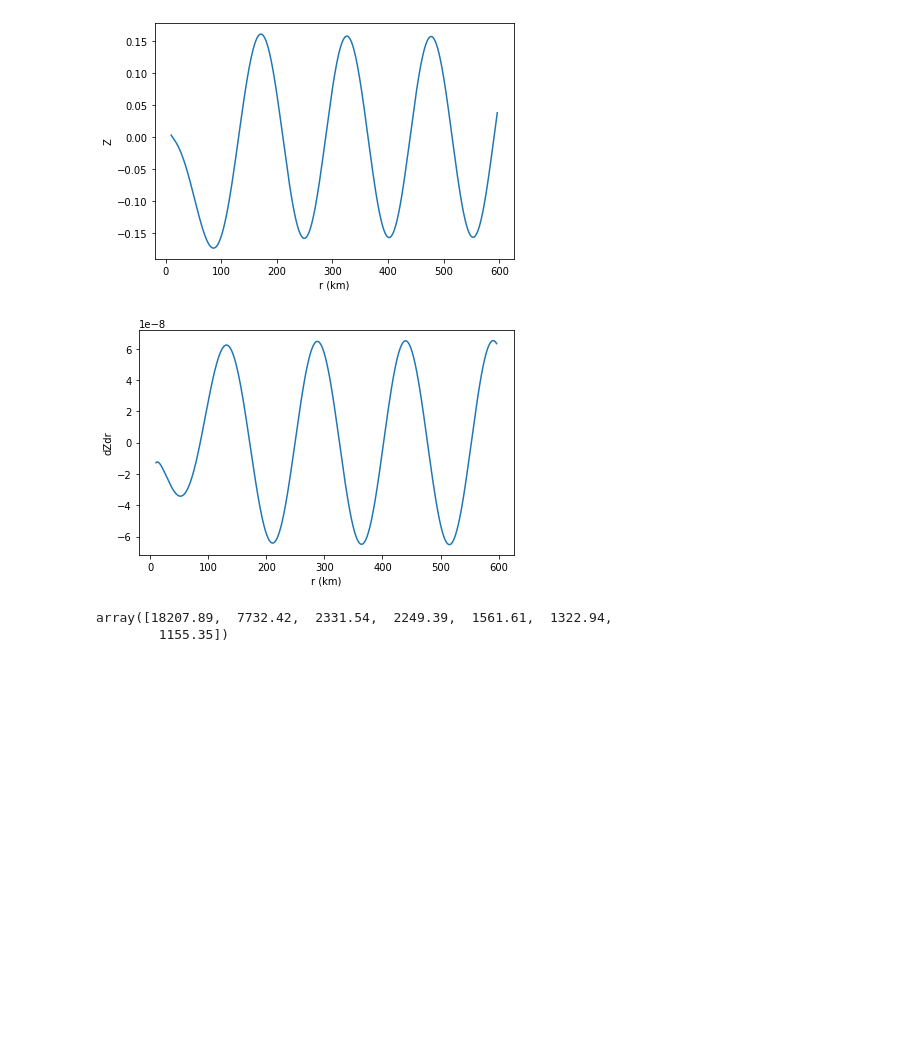
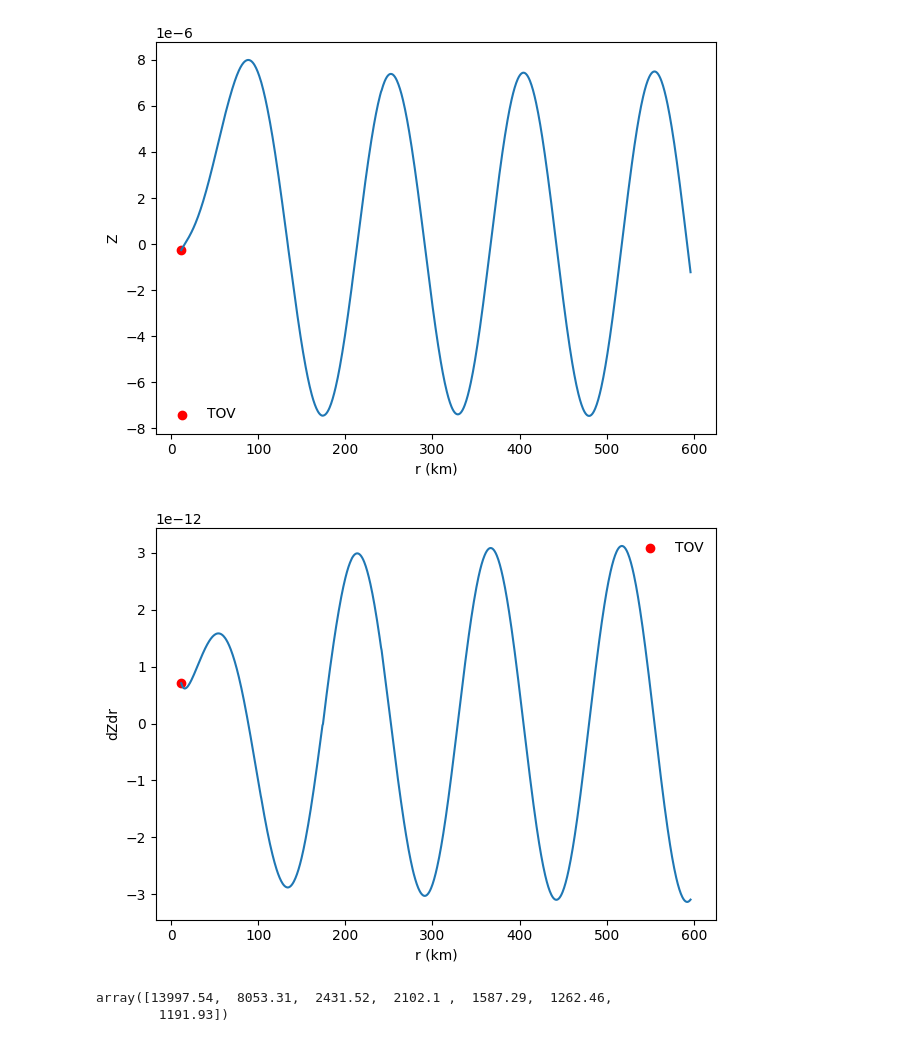
Before and after one commit to utkarsh7236/fmodes, a Jupyter notebook: GR1.ipynb, the cells around one changed output. Cells and saved outputs as stored; diff of their text form; code cells hidden in the pictures; blank space fills up the shorter version.

Commit message:
Zerilli Equation (Rewriting GR1)

```diff
--- a/GR1.ipynb
+++ b/GR1.ipynb
@@ -230,8 +279,7 @@ def initial_conditions(EOS, e, p, k, km2cm = 1e5, r_i = 1, K0 = None):
     W0 = 1
 
     if K0 == None:
-        K0 = -0.5 * (e_c + p_c) * (G/(c**4))
-#         K0 = 1
+        K0 = 0.5 * (e_c + p_c) * (G/(c**4))
 
     # DIMENSIONS CHECKED
     X0_factor = (e_c + p_c) * np.exp(nu0/2)
@@ -327,0 +444,12 @@ Boundary Term: -2.766388519788712e+27
+# %%
+init_VEC = [p_c, m0, nu0, H10, K0, W0, X0]
+time.sleep(0.2)
+
+p, m, r_arr, nu, h1, k, w, x = tov(EOS, init_VEC, r_i, p_min,p_max,
+                           omega, nl, progress = True, l = l)
+
+max_idx, m_R, r_R, p_R, ec_R, nu_R, h1_R, k_R, w_R, x_R, schild, \
+interior = surface_conditions(p, m, r_arr, nu, h1, k, w, x)
+
+print("== Corrected Integration == ")
+print_params(p, m, r_arr, nu, h1, k, w, x)
@@ -327,0 +511,13 @@ Boundary Term: -2.766388519788712e+27
+# %%
+omega = omg
+init_VEC = [p_c, m0, nu0, H10, K0, W0, X0]
+time.sleep(0.2)
+
+p, m, r_arr, nu, h1, k, w, x = tov(EOS, init_VEC, r_i, p_min,p_max,
+                           omega, nl, progress = True, l = l)
+
+max_idx, m_R, r_R, p_R, ec_R, nu_R, h1_R, k_R, w_R, x_R, schild, \
+interior = surface_conditions(p, m, r_arr, nu, h1, k, w, x)
+
+print("== Corrected Integration == ")
+print_params(p, m, r_arr, nu, h1, k, w, x)
@@ -370,9 +574,8 @@ def H0_zerilli(r, omega, m_R, nl, H1, K):
 # %%
 from scipy.integrate import odeint
 
-def f(u, r_star):
+def zerilli(u, r):
     z, dZdr_star = u
-    r = r_star
     d2Zdr2_star = z * (V_z(r, m_R, nl) - (omega**2)/(c**2))
     ret = [dZdr_star, d2Zdr2_star] # dZ/dr*, d2Z/dr*2
     return ret
@@ -392,23 +595,28 @@ z0 = [z_R, dzdR_R] # dZ/dr*, d2Z/dr*2 evaluated at r = initial
 # From inf to surface
 # r_vals = np.linspace(r_R, c * 25 / omega, 1000)[::-1]
 # z0 = [1,-1]
-sol = odeint(f, y0 = z0, t = r_vals)
+sol = odeint(zerilli, y0 = z0, t = r_vals)
 
 z, dzdr_star = sol.T
 # %%
 plt.figure()
+plt.scatter(r_R/km2cm, z_R, color = "red", label = "TOV")
 plt.plot(r_vals/km2cm, z)
 plt.xlabel("r (km)")
 plt.ylabel("Z")
+plt.legend(frameon = False)
+plt.show()
 
 plt.figure()
+plt.scatter(r_R/km2cm, dzdR_R, color = "red", label = "TOV")
 plt.plot(r_vals/km2cm, dzdr_star)
 plt.xlabel("r (km)")
 plt.ylabel("dZdr")
+plt.legend(frameon = False)
 plt.show()
 # %% [output]
-[figure, old version]
+[figure, new version]
-[figure, old version]
+[figure, new version]
 # %%
 # Dimensions CHECKED
 def Z_omg(Z_minus, Z_plus, A_minus, A_plus):
@@ -468,11 +676,12 @@ num = dZdr_star - dZdr_minus * Z/Z_minus
 dem = dZdr_plus - dZdr_minus * Z_plus/Z_minus
 A_plus = num/dem
 A_minus = (Z - Z_plus*A_plus)*(1/Z_minus)
+
+vec = np.real(A_plus)
+zero_crossings = np.where(np.diff(np.sign(vec)))[0]
+fmodes = 1/omega_vals[zero_crossings]
+fmodes
+# %% [output]
+array([13997.54,  8053.31,  2431.52,  2102.1 ,  1587.29,  1262.46,
+        1191.93])
-# %%
-zero_crossings = np.where(np.diff(np.sign(np.real(A_plus))))[0]
-fmodes = 1/omega_vals[zero_crossings]
-fmodes
-# %% [output]
-array([18207.89,  7732.42,  2331.54,  2249.39,  1561.61,  1322.94,
-        1155.35])
 # %%
```
Also changed, not shown: parts of 18 cells of this notebook.
